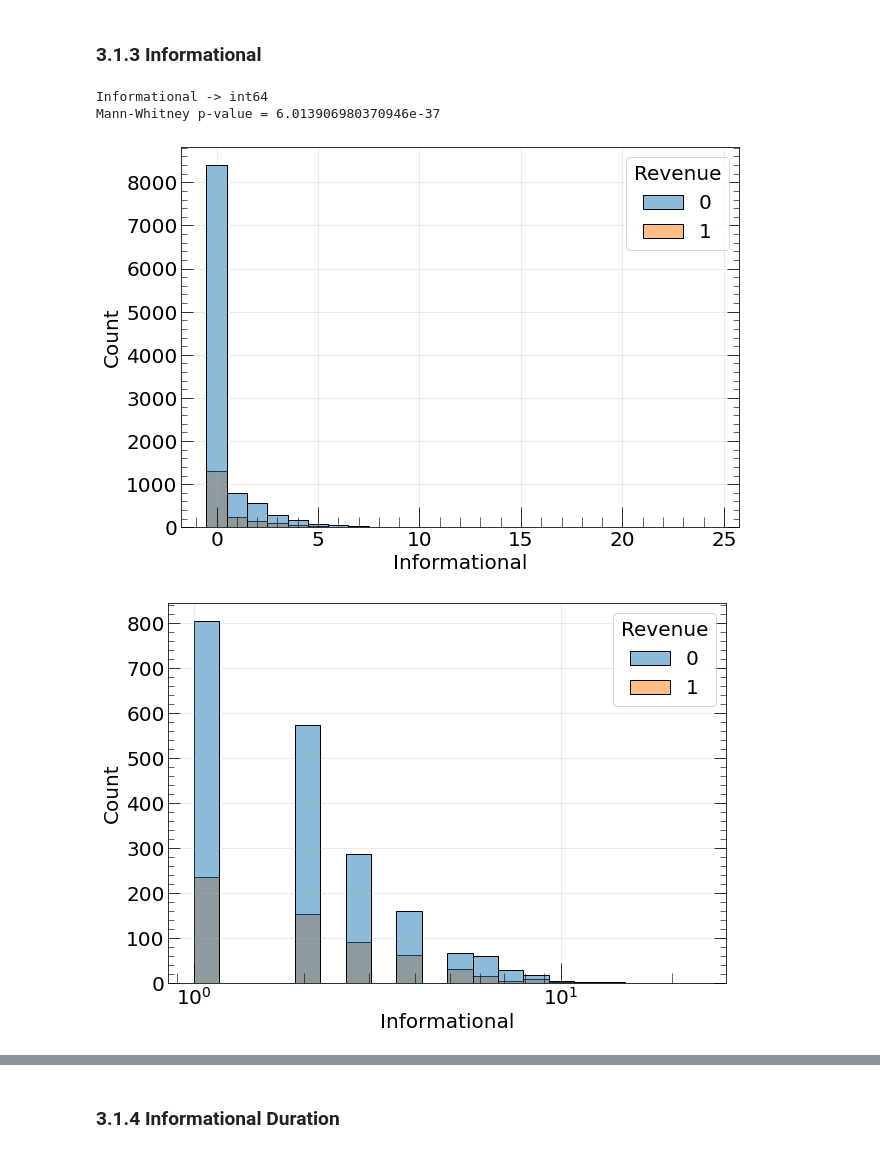
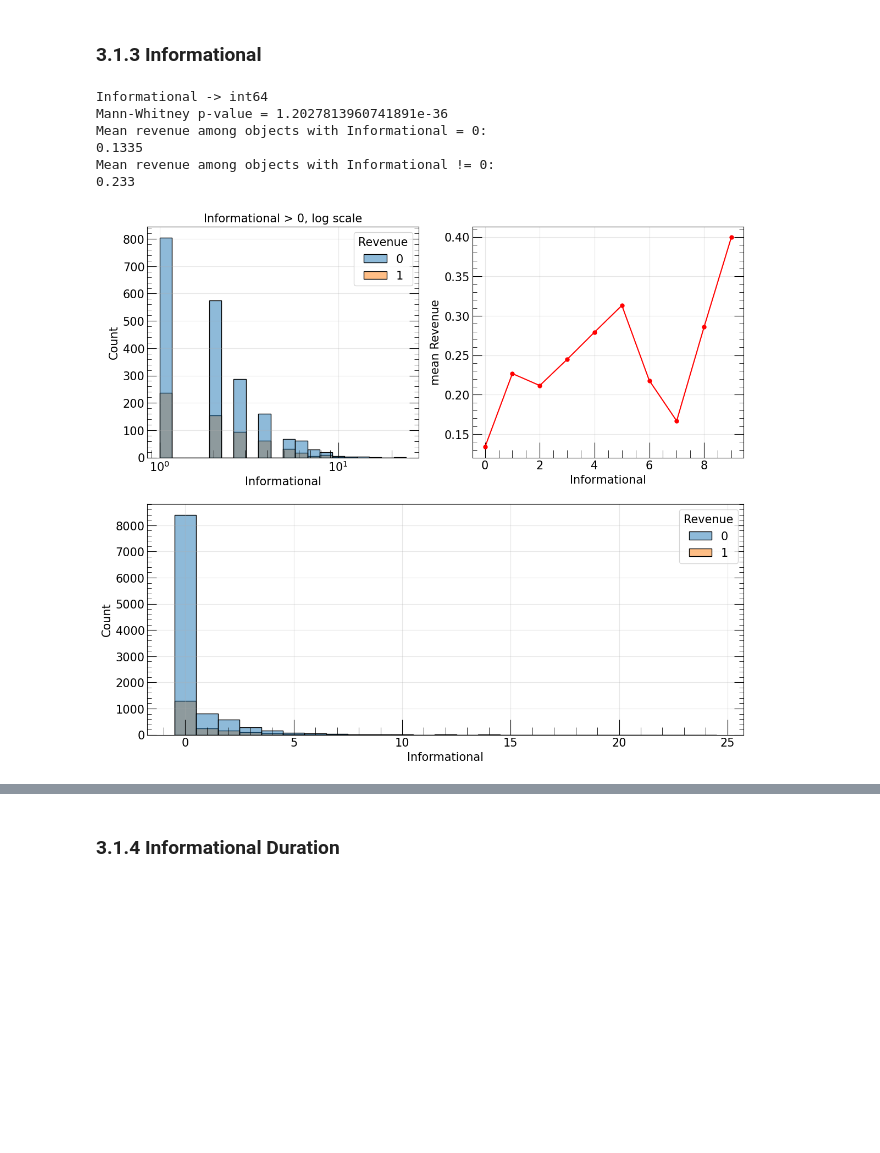
Before and after one commit to Sirnobaka/Online_Shoppers, a Jupyter notebook: Online_Shoppers.ipynb, the cells around one changed output, grey strips where cells are left out. Drawn from its saved outputs; the diff is of its cells as text; code cells hidden in the pictures; blank space fills up the shorter version.

```diff
--- a/Online_Shoppers.ipynb
+++ b/Online_Shoppers.ipynb
@@ -333,11 +438,0 @@ Mann-Whitney p-value = 6.559658546264956e-78
-# %%
-def plot_mean_revenue(col, range_high, range_low):
-    points = data.loc[(data[col] < range_high) & (data[col] > range_low)]\
-        .groupby(col).agg(MeanRevenue=('Revenue', 'mean'))
-    plt.plot(points, 'o-r')
-    plt.xlabel(col)
-    plt.ylabel('mean Revenue')
-    plt.show()
-
-
-plot_mean_revenue('Administrative', 20, -1)
@@ -446,26 +500,43 @@ Inference: <br>
 ### 3.1.3  Informational
 # %%
 print('Informational ->', data['Informational'].dtype)
-print(f"Mann-Whitney p-value = {mann_whitney('Informational')[1]}")
+print(f"Mann-Whitney p-value = {mann_whitney(data, 'Informational')[1]}")
+
+plt.figure(figsize=(14, 12))
+
+ax1 = plt.subplot(2, 2, (3, 4))
 sns.histplot(data=data,
              x='Informational',
              hue="Revenue",
              multiple="layer",
-             discrete=True)
+             discrete=True,
+             ax=ax1)
+
+ax2 = plt.subplot(2, 2, 2)
+plot_mean_revenue(data, 'Informational', 10, -1, ax2)
+
+ax3 = plt.subplot(2, 2, 1)
+ax3.set_title('Informational > 0, log scale')
+sns.histplot(data=data[data['Informational'] > 0],
+             x='Informational',
+             hue="Revenue",
+             multiple="layer",
+             log_scale=True,
+             ax=ax3)
+
+print('Mean revenue among objects with Informational = 0:',
+      round(data.loc[data['Informational'] == 0, ['Revenue']].mean().values[0], 4),
+      sep='\n')
+print('Mean revenue among objects with Informational != 0:',
+      round(data.loc[data['Informational'] != 0, ['Revenue']].mean().values[0], 4),
+      sep='\n')
 
 plt.show()
 # %% [output]
 Informational -> int64
-Mann-Whitney p-value = 6.013906980370946e-37
+Mann-Whitney p-value = 1.2027813960741891e-36
+Mean revenue among objects with Informational = 0:
+0.1335
+Mean revenue among objects with Informational != 0:
+0.233
-[figure, old version]
+[figure, new version]
-# %%
-sns.histplot(data=data[data['Informational'] > 0],
-             x='Informational',
-             hue="Revenue",
-             multiple="layer",
-             log_scale=True,
-             discrete=False)
-
-plt.show()
-# %% [output]
-[figure, removed]
```
Also changed, not shown: parts of 231 cells of this notebook.
